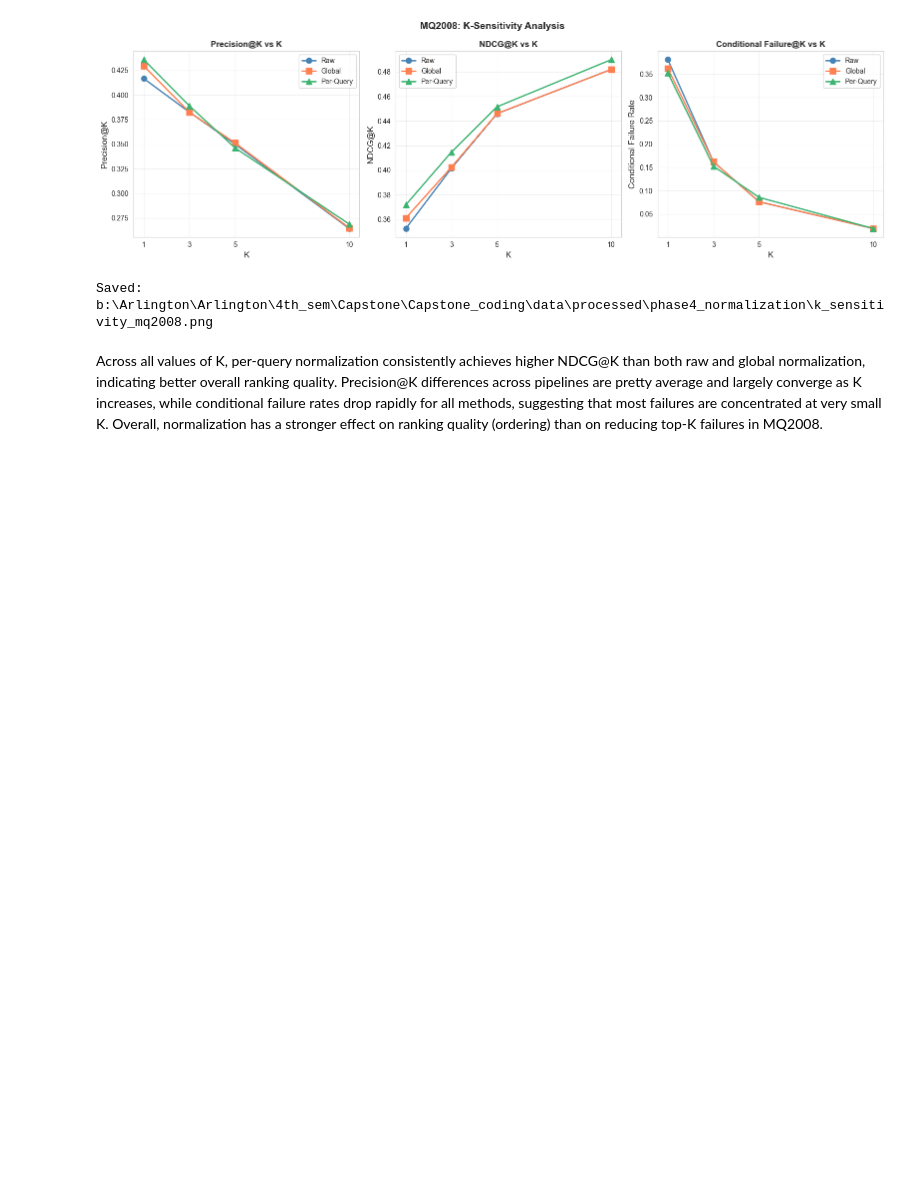
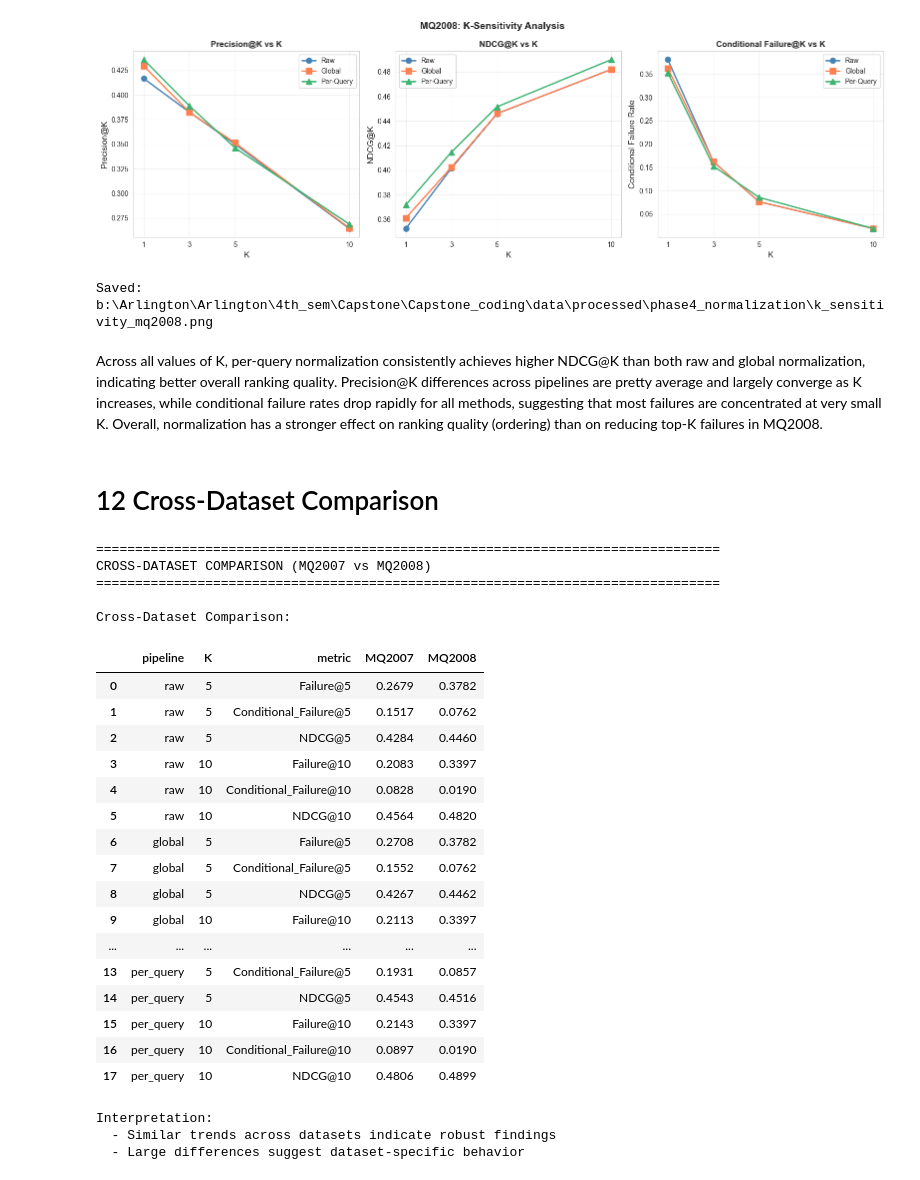
Before and after one commit to KushalMarahatta/Capstone_coding, a Jupyter notebook: notebooks/04_normalization_experiments.ipynb, the cells around one changed output. Drawn from its saved outputs; the diff is of its cells as text; code cells hidden in the pictures; blank space fills up the shorter version.

Commit message:
Performed cross-dataset comparison, determined winners automatically, saved all outputs and saved the summary for Phase 4. Phase 4 COMPLETED.

```diff
--- a/notebooks/04_normalization_experiments.ipynb
+++ b/notebooks/04_normalization_experiments.ipynb
@@ -1244,3 +1244,77 @@ K-SENSITIVITY ANALYSIS
 Saved: b:\Arlington\Arlington\4th_sem\Capstone\Capstone_coding\data\processed\phase4_normalization\k_sensitivity_mq2008.png
 # %% [markdown]
 Across all values of K, per-query normalization consistently achieves higher NDCG@K than both raw and global normalization, indicating better overall ranking quality. Precision@K differences across pipelines are pretty average and largely converge as K increases, while conditional failure rates drop rapidly for all methods, suggesting that most failures are concentrated at very small K. Overall, normalization has a stronger effect on ranking quality (ordering) than on reducing top-K failures in MQ2008.
+# %% [markdown]
+# 12 Cross-Dataset Comparison
+# %%
+print("="*80)
+print("CROSS-DATASET COMPARISON (MQ2007 vs MQ2008)")
+print("="*80)
+
+cross_dataset_rows=[]
+
+for pipeline in ['raw', 'global', 'per_query']:
+    for k in [5, 10]:
+        #Geting MQ2007 values
+        mq2007_row=agg_primary_2007[(agg_primary_2007['pipeline']==pipeline) & (agg_primary_2007['K']==k)].iloc[0]
+        #Getting MQ2008 values
+        mq2008_row=agg_primary_2008[(agg_primary_2008['pipeline']==pipeline) & (agg_primary_2008['K']==k)].iloc[0]
+
+        cross_dataset_rows.append({
+            'pipeline': pipeline,
+            'K': k,
+            'metric': f'Failure@{k}',
+            'MQ2007': mq2007_row['Failure@K'],
+            'MQ2008': mq2008_row['Failure@K']
+        })
+
+        cross_dataset_rows.append({
+            'pipeline': pipeline,
+            'K': k,
+            'metric': f'Conditional_Failure@{k}',
+            'MQ2007': mq2007_row['Conditional_Failure@K'],
+            'MQ2008': mq2008_row['Conditional_Failure@K']
+        })
+
+        cross_dataset_rows.append({
+            'pipeline': pipeline,
+            'K': k,
+            'metric': f'NDCG@{k}',
+            'MQ2007': mq2007_row['NDCG@K'],
+            'MQ2008': mq2008_row['NDCG@K']
+        })
+
+cross_dataset_df=pd.DataFrame(cross_dataset_rows)
+
+print("\nCross-Dataset Comparison:")
+display(cross_dataset_df)
+
+print("\nInterpretation:")
+print("  - Similar trends across datasets indicate robust findings")
+print("  - Large differences suggest dataset-specific behavior")
+# %% [output]
+================================================================================
+CROSS-DATASET COMPARISON (MQ2007 vs MQ2008)
+================================================================================
+
+Cross-Dataset Comparison:
+|  | pipeline | K | metric | MQ2007 | MQ2008 |
+| 0 | raw | 5 | Failure@5 | 0.2679 | 0.3782 |
+| 1 | raw | 5 | Conditional_Failure@5 | 0.1517 | 0.0762 |
+| 2 | raw | 5 | NDCG@5 | 0.4284 | 0.4460 |
+| 3 | raw | 10 | Failure@10 | 0.2083 | 0.3397 |
+| 4 | raw | 10 | Conditional_Failure@10 | 0.0828 | 0.0190 |
+| 5 | raw | 10 | NDCG@10 | 0.4564 | 0.4820 |
+| 6 | global | 5 | Failure@5 | 0.2708 | 0.3782 |
+| 7 | global | 5 | Conditional_Failure@5 | 0.1552 | 0.0762 |
+| 8 | global | 5 | NDCG@5 | 0.4267 | 0.4462 |
+| 9 | global | 10 | Failure@10 | 0.2113 | 0.3397 |
+| ... | ... | ... | ... | ... | ... |
+| 13 | per_query | 5 | Conditional_Failure@5 | 0.1931 | 0.0857 |
+| 14 | per_query | 5 | NDCG@5 | 0.4543 | 0.4516 |
+| 15 | per_query | 10 | Failure@10 | 0.2143 | 0.3397 |
+| 16 | per_query | 10 | Conditional_Failure@10 | 0.0897 | 0.0190 |
+| 17 | per_query | 10 | NDCG@10 | 0.4806 | 0.4899 |
+Interpretation:
+  - Similar trends across datasets indicate robust findings
+  - Large differences suggest dataset-specific behavior
```
Also changed, not shown: parts of 8 cells of this notebook.
